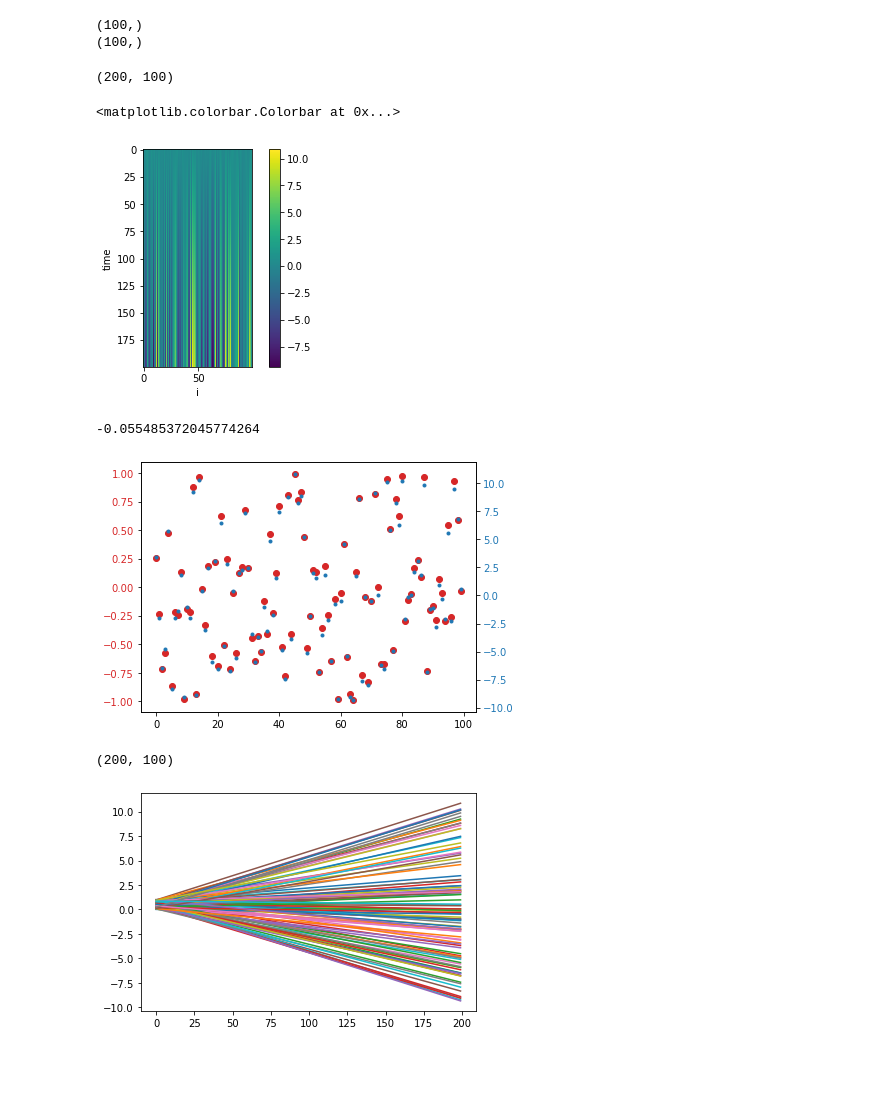
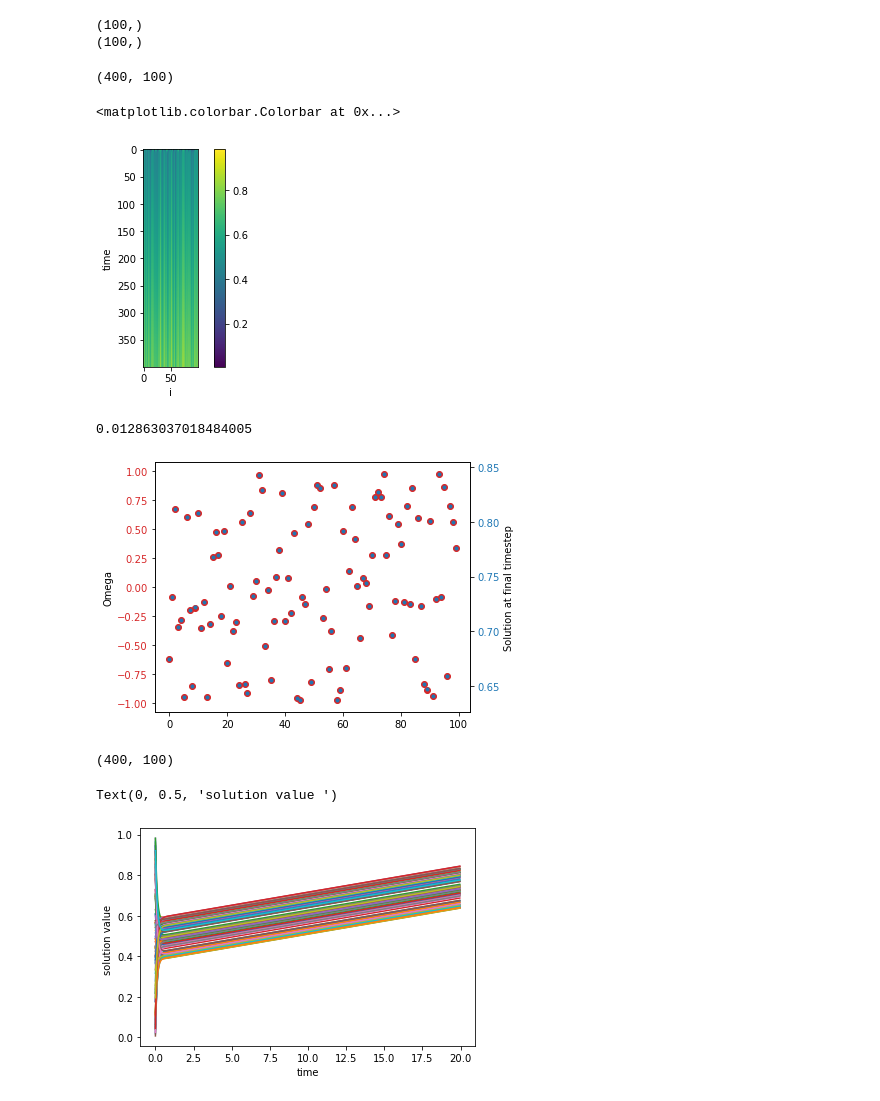
Before and after one commit to KatieJ16/Coupled_oscillators, a Jupyter notebook: Kuramoto_model.ipynb, the cells around one changed output. Cells and saved outputs as stored; diff of their text form; code cells hidden in the pictures; blank space fills up the shorter version.

Commit message:
adding adaceny matrix stuff that not full

```diff
--- a/Kuramoto_model.ipynb
+++ b/Kuramoto_model.ipynb
@@ -13,9 +13,25 @@ phi = np.zeros(N)
 omega = np.random.uniform(low=-1, high=1, size=(N))
 # omega = omega**3 - 0.3*omega
 K = 9.5
-A = np.ones((N,N)) - np.eye(N) #this is all to all right now
-dt = 0.01
-T_max = 10
+
+def make_A(N, p = 1):
+    #make an adjaceny matrix with p chance that any two give oscillators are connected.
+    #p = 1 is fully connected.
+    A = np.zeros((N,N))
+    for i in range(N):
+        for j in range(i+1,N):
+            if(np.random.uniform() < p):
+                A[i,j] = 1
+                A[j,i] = 1
+    return A
+
+# A = np.ones((N,N)) - np.eye(N) #this is all to all right now, but want to make it so you can set the number of connections
+A = make_A(N, p = 1)
+print(np.sum(A)/(N**2))
+plt.figure()
+plt.imshow(A)
+dt = 0.01 #timestep size, if this is too large, weird things seem to be happening
+T_max = 20 #maximum time to run simulation for
 t = np.arange(0, T_max, dt)
 print(t.shape)
 # %% [output]
@@ -30,7 +48,7 @@ def phi_dot(phi, t, omega, K):
     N = len(phi)
     dphi_dt = np.zeros(np.shape(phi))
     for i in range(N):
-        dphi_dt[i] = omega[i] #+ K/N *np.sum(A[i]@np.sin(phi - phi[i]))
+        dphi_dt[i] = omega[i] + K/N *np.sum(A[i]@np.sin(phi - phi[i]))
     return dphi_dt
 
 print(phi_dot(phi, 0, omega, K))
@@ -141,9 +156,9 @@ plt.xlabel("i")
 plt.ylabel("time")
 plt.colorbar()
 # %% [output]
-(200, 100)
+(400, 100)
 <matplotlib.colorbar.Colorbar at 0x...>
-[figure, old version]
+[figure, new version]
 # %%
 fig, ax1 = plt.subplots()
 
@@ -154,6 +169,7 @@ color = 'tab:red'
 ax1.plot(omega, 'o', color=color,linewidth=7.0)
 print(np.mean(omega))
 ax1.tick_params(axis='y', labelcolor=color)
+ax1.set_ylabel("Omega")
 
 ax2 = ax1.twinx()  # instantiate a second axes that shares the same x-axis
 
@@ -161,25 +177,30 @@ color = 'tab:blue'
 # ax2.set_ylabel('sin', color=color)  # we already handled the x-label with ax1
 ax2.plot(sol[-1,:], '.', color=color, linewidth=2.0)
 ax2.tick_params(axis='y', labelcolor=color)
+ax2.set_ylabel("Solution at final timestep")
+
 
 fig.tight_layout()  # otherwise the right y-label is slightly clipped
 plt.show()
 # %% [output]
--0.055485372045774264
+0.012863037018484005
-[figure, old version]
+[figure, new version]
 # %%
 print(sol.shape)
 # plt.plot(np.sin(sol[:,0]))
 # plt.plot(sol[:,0])
 # plt.plot(sol[:,1])
 # plt.plot(sol[:,2])
 for i in range(100):
-    plt.plot(sol[:,i])
+    plt.plot(np.arange(0, T_max, dt), sol[:,i])
+plt.xlabel("time")
+plt.ylabel("solution value ")
 # plt.plot(np.sin(sol[:,1]))
 # plt.plot(np.sin(sol[:,2]))
 # %% [output]
-(200, 100)
+(400, 100)
+Text(0, 0.5, 'solution value ')
-[figure, old version]
+[figure, new version]
 # %%
 # def phi_dot2(phi, t, omega):
 #     return omega
```
Also changed, not shown: parts of 5 cells of this notebook.
